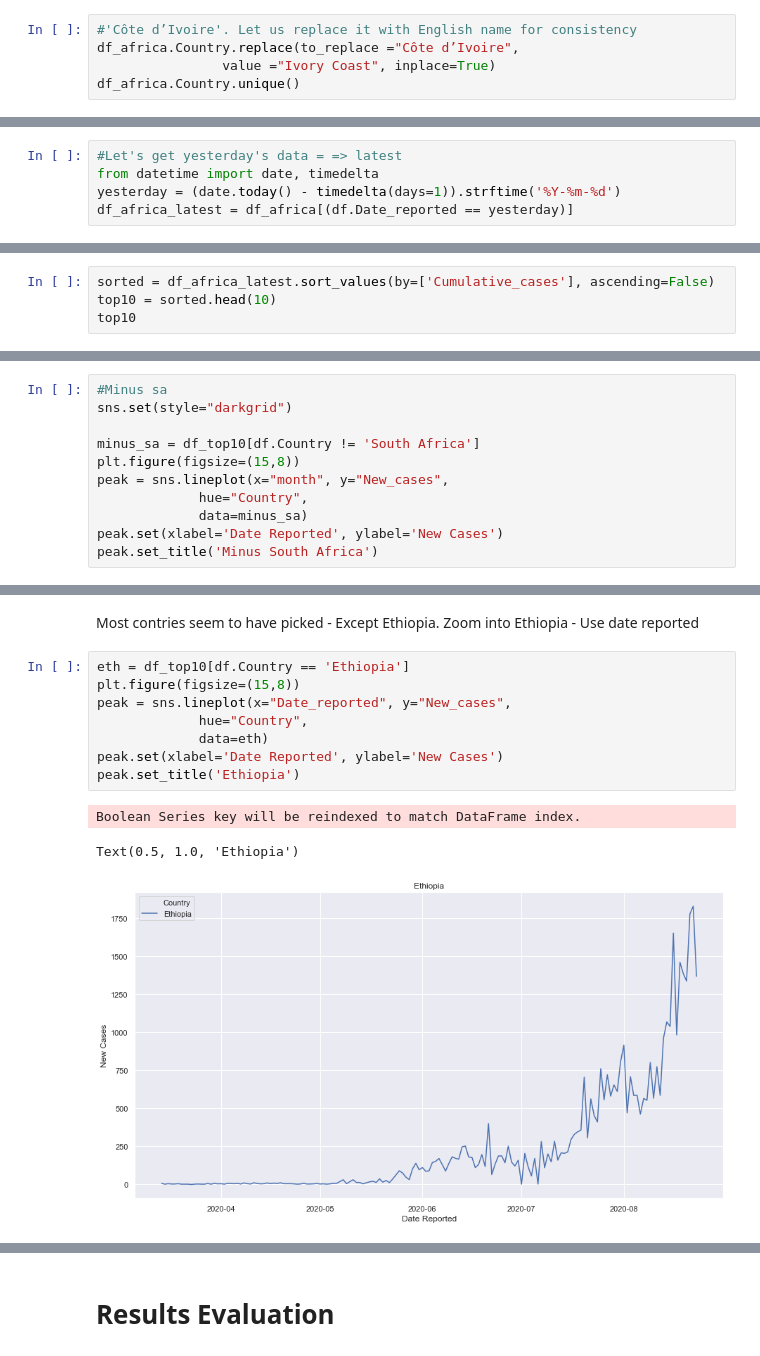
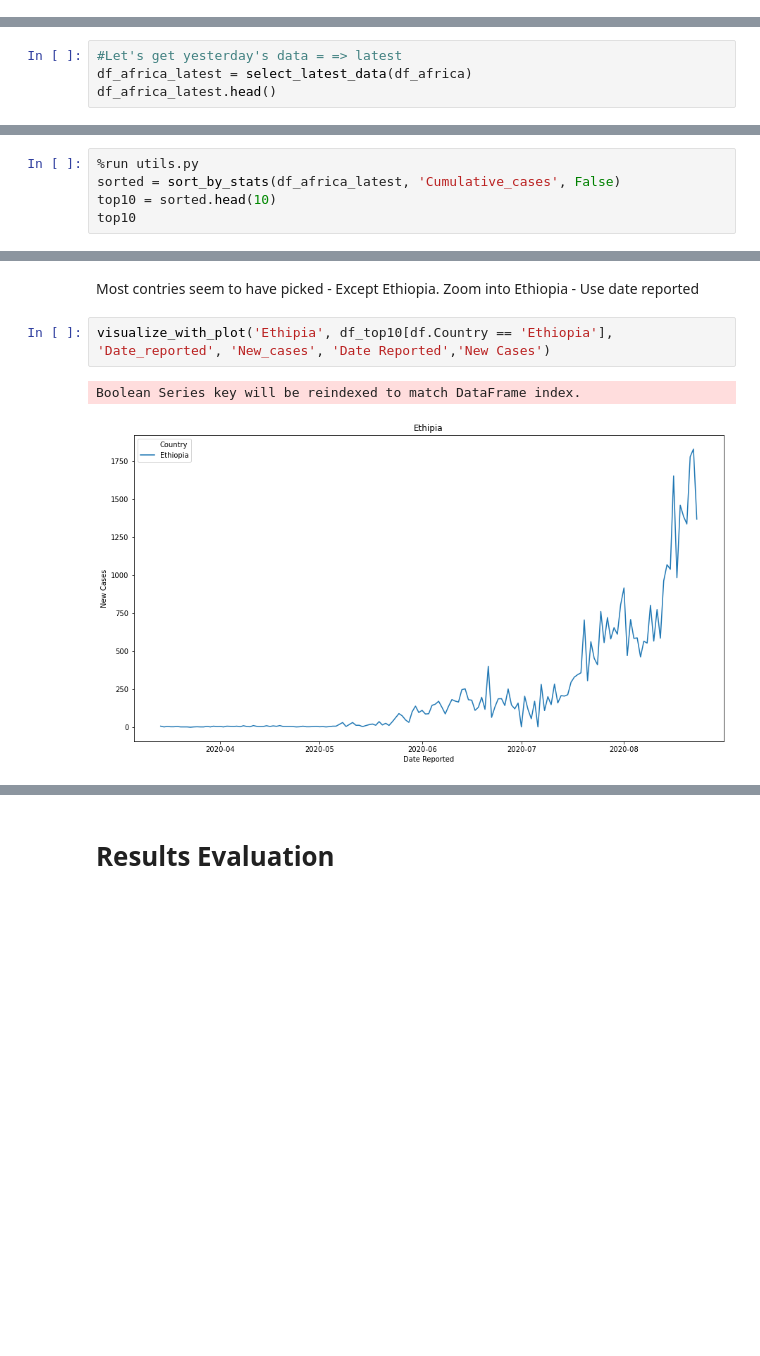
Before and after one commit to ngaruko/covid-africa, a Jupyter notebook: covid.ipynb, the cells around one changed output, grey strips where cells are left out. Cells and saved outputs as stored; diff of their text form; blank space fills up the shorter version.

Commit message:
refactored notebook to use functions in utils file

```diff
--- a/covid.ipynb
+++ b/covid.ipynb
@@ -144,7 +154,2 @@ array(['Algeria', 'Angola', 'Benin', 'Botswana', 'Burkina Faso',
 # %% [markdown]
 ## 1. What's the state of affairs with regard to covid-19 in Africa ?
-# %%
-#'Côte d’Ivoire'. Let us replace it with English name for consistency
-df_africa.Country.replace(to_replace ="Côte d’Ivoire",
-                value ="Ivory Coast", inplace=True)
-df_africa.Country.unique()
@@ -173,6 +158,5 @@ datetime.today().utcnow().strftime('%d-%m-%Y')
 # %%
 #Let's get yesterday's data = => latest
-from datetime import date, timedelta
-yesterday = (date.today() - timedelta(days=1)).strftime('%Y-%m-%d')
-df_africa_latest = df_africa[(df.Date_reported == yesterday)]
+df_africa_latest = select_latest_data(df_africa)
+df_africa_latest.head()
 # %% [output]
@@ -212,7 +175,8 @@ plot(choromap,validate=False)
 # %% [markdown]
 ## 2. Which countries have most cases?
 # %%
-sorted = df_africa_latest.sort_values(by=['Cumulative_cases'], ascending=False)
+%run utils.py
+sorted = sort_by_stats(df_africa_latest, 'Cumulative_cases', False)
 top10 = sorted.head(10)
 top10
 # %% [output]
@@ -320,13 +269,2 @@ Text(0.5, 1.0, 'Top Ten Trends')
 # %% [markdown]
  Exclude South Africa
-# %%
-#Minus sa
-sns.set(style="darkgrid")
-
-minus_sa = df_top10[df.Country != 'South Africa']
-plt.figure(figsize=(15,8))
-peak = sns.lineplot(x="month", y="New_cases",
-             hue="Country",
-             data=minus_sa)
-peak.set(xlabel='Date Reported', ylabel='New Cases')
-peak.set_title('Minus South Africa')
@@ -338,15 +279,8 @@ Text(0.5, 1.0, 'Minus South Africa')
 Most contries seem to have picked - Except Ethiopia. Zoom into Ethiopia -
 Use date reported
 # %%
-eth = df_top10[df.Country == 'Ethiopia']
-plt.figure(figsize=(15,8))
-peak = sns.lineplot(x="Date_reported", y="New_cases",
-             hue="Country",
-             data=eth)
-peak.set(xlabel='Date Reported', ylabel='New Cases')
-peak.set_title('Ethiopia')
+visualize_with_plot('Ethipia', df_top10[df.Country == 'Ethiopia'], 'Date_reported', 'New_cases', 'Date Reported','New Cases')
 # %% [output]
 Boolean Series key will be reindexed to match DataFrame index.
-Text(0.5, 1.0, 'Ethiopia')
-[figure, old version]
+[figure, new version]
 # %% [markdown]
```
Also changed, not shown: parts of 32 cells of this notebook, 7 other files.
